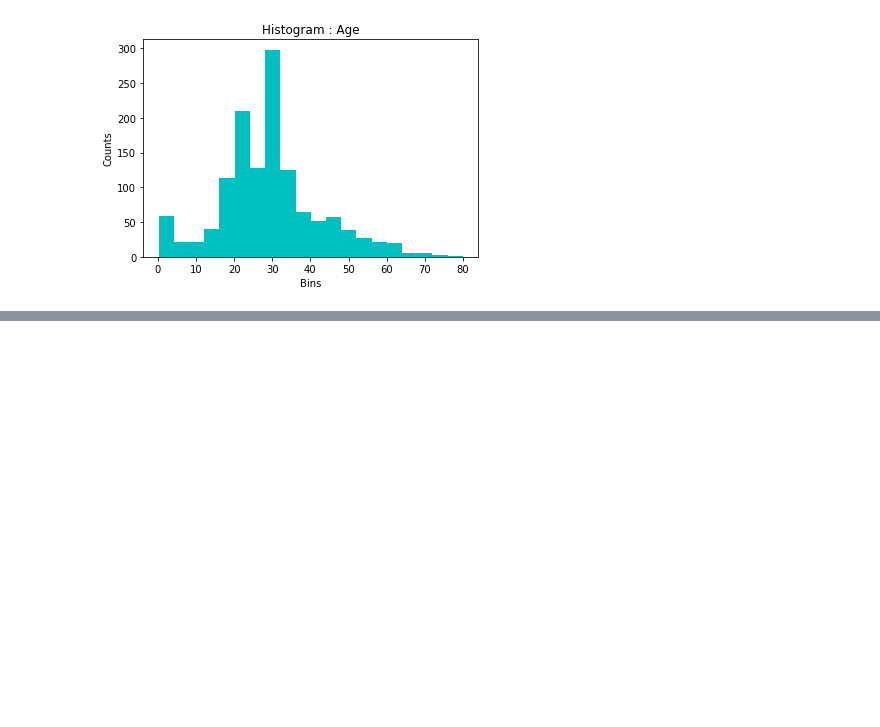
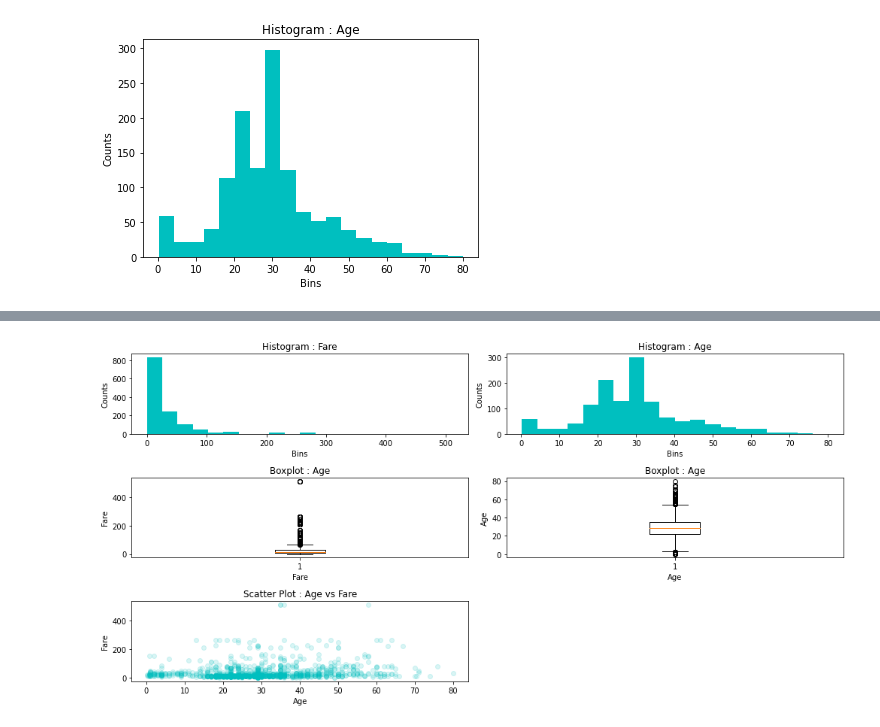
Before and after one commit to walecole/Titanic, a Jupyter notebook: notebooks/1.0-ak-exploring-processing-data.ipynb, the cells around one changed output, grey strips where cells are left out. Cells and saved outputs as stored; diff of their text form; code cells hidden in the pictures; blank space fills up the shorter version.

```diff
--- a/notebooks/1.0-ak-exploring-processing-data.ipynb
+++ b/notebooks/1.0-ak-exploring-processing-data.ipynb
@@ -1253,0 +1271,40 @@ plt.show()
+# %%
+# Adding subplots
+f , ax_arr = plt.subplots(3 , 2 , figsize=(14,7))
+
+# Plot 1
+ax_arr[0,0].hist(df.Fare, bins=20, color='c')
+ax_arr[0,0].set_title('Histogram : Fare')
+ax_arr[0,0].set_xlabel('Bins')
+ax_arr[0,0].set_ylabel('Counts')
+
+# Plot 2
+ax_arr[0,1].hist(df.Age, bins=20, color='c')
+ax_arr[0,1].set_title('Histogram : Age')
+ax_arr[0,1].set_xlabel('Bins')
+ax_arr[0,1].set_ylabel('Counts')
+
+# Plot 3
+ax_arr[1,0].boxplot(df.Fare.values)
+ax_arr[1,0].set_title('Boxplot : Age')
+ax_arr[1,0].set_xlabel('Fare')
+ax_arr[1,0].set_ylabel('Fare')
+
+# Plot 4
+ax_arr[1,1].boxplot(df.Age.values)
+ax_arr[1,1].set_title('Boxplot : Age')
+ax_arr[1,1].set_xlabel('Age')
+ax_arr[1,1].set_ylabel('Age')
+
+# Plot 5
+ax_arr[2,0].scatter(df.Age, df.Fare, color='c', alpha=0.15)
+ax_arr[2,0].set_title('Scatter Plot : Age vs Fare')
+ax_arr[2,0].set_xlabel('Age')
+ax_arr[2,0].set_ylabel('Fare')
+
+ax_arr[2, 1].axis('off') # add it later - 2
+plt.tight_layout() # add it later - 1
+
+plt.show()
+# %% [output]
+[figure, added]
```
Also changed, not shown: parts of 1 cell of this notebook.
